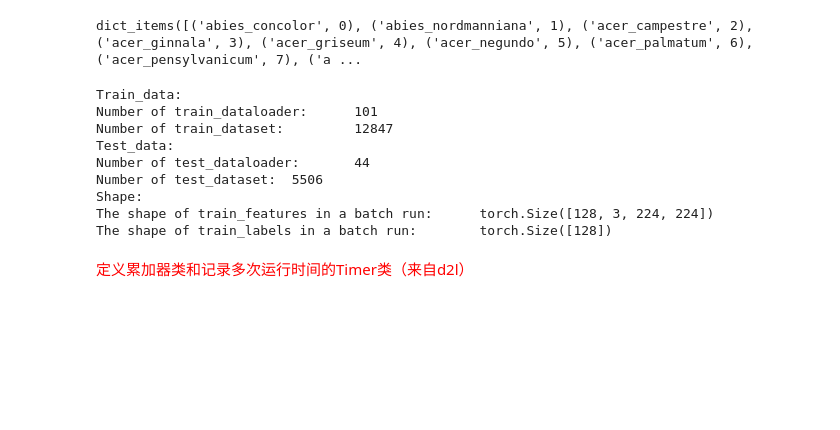
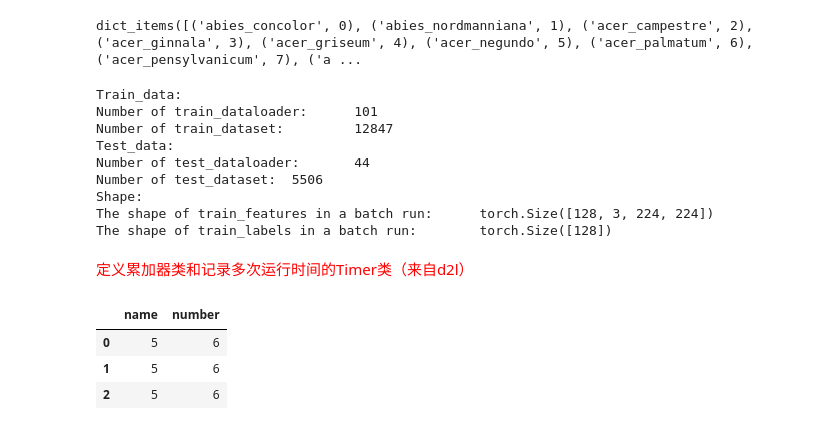
Before and after one commit to rongjoker/ephemeralP, a Jupyter notebook: pt/_kaggle_leaves_classify-prev.ipynb, the cells around one changed output. Cells and saved outputs as stored; diff of their text form; code cells hidden in the pictures; blank space fills up the shorter version.

```diff
--- a/pt/_kaggle_leaves_classify-prev.ipynb
+++ b/pt/_kaggle_leaves_classify-prev.ipynb
@@ -171,3 +171,16 @@ The shape of train_features in a batch run:      torch.Size([128, 3, 224, 224])
 The shape of train_labels in a batch run:        torch.Size([128])
 # %% [markdown]
 <font color='red'> 定义累加器类和记录多次运行时间的Timer类（来自d2l）</font>
+# %%
+df = pd.DataFrame(columns=['name', 'number'])
+df.loc[len(df)] = [5, 6]
+df
+df.loc[len(df)] = [5, 6]
+df
+df.loc[len(df)] = [5, 6]
+df
+# %% [output]
+|  | name | number |
+| 0 | 5 | 6 |
+| 1 | 5 | 6 |
+| 2 | 5 | 6 |
```
Also changed, not shown: 1 other file.
